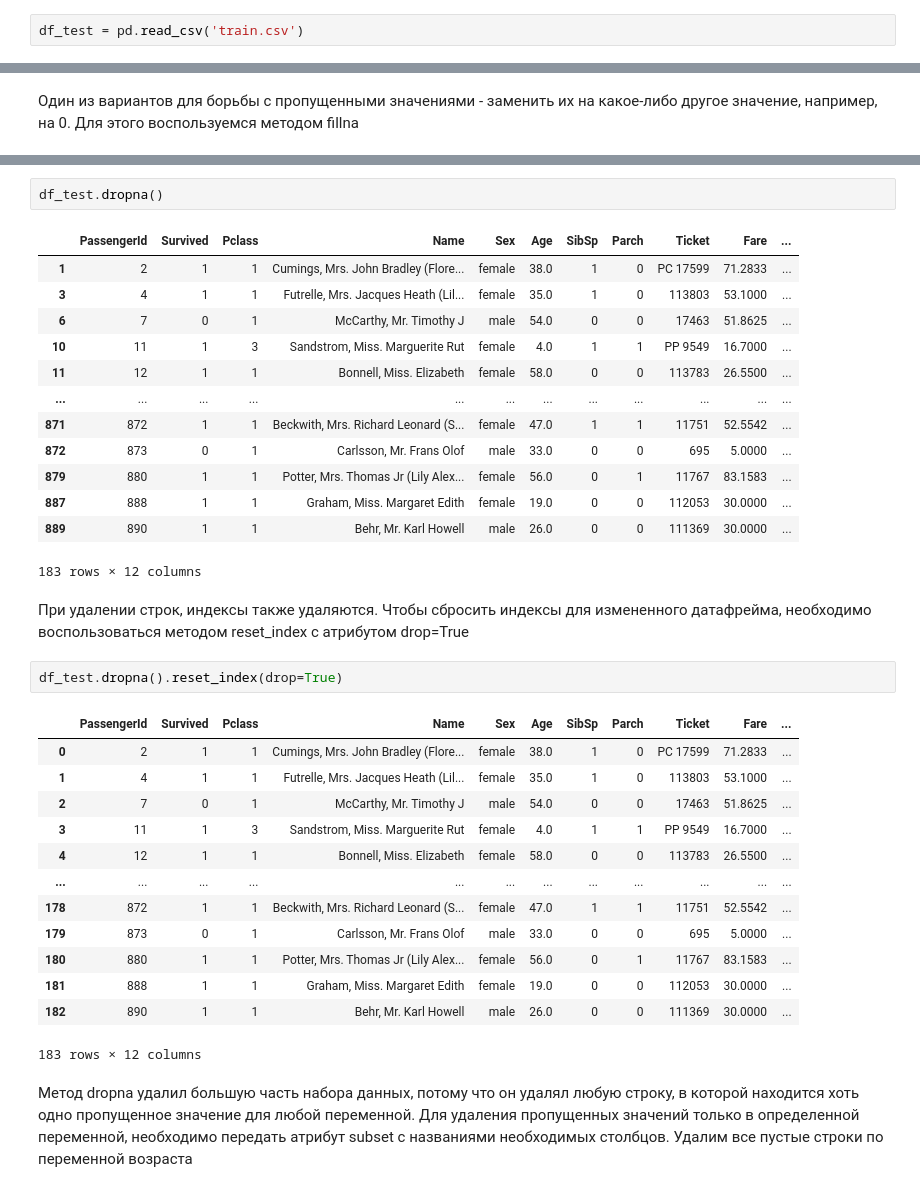
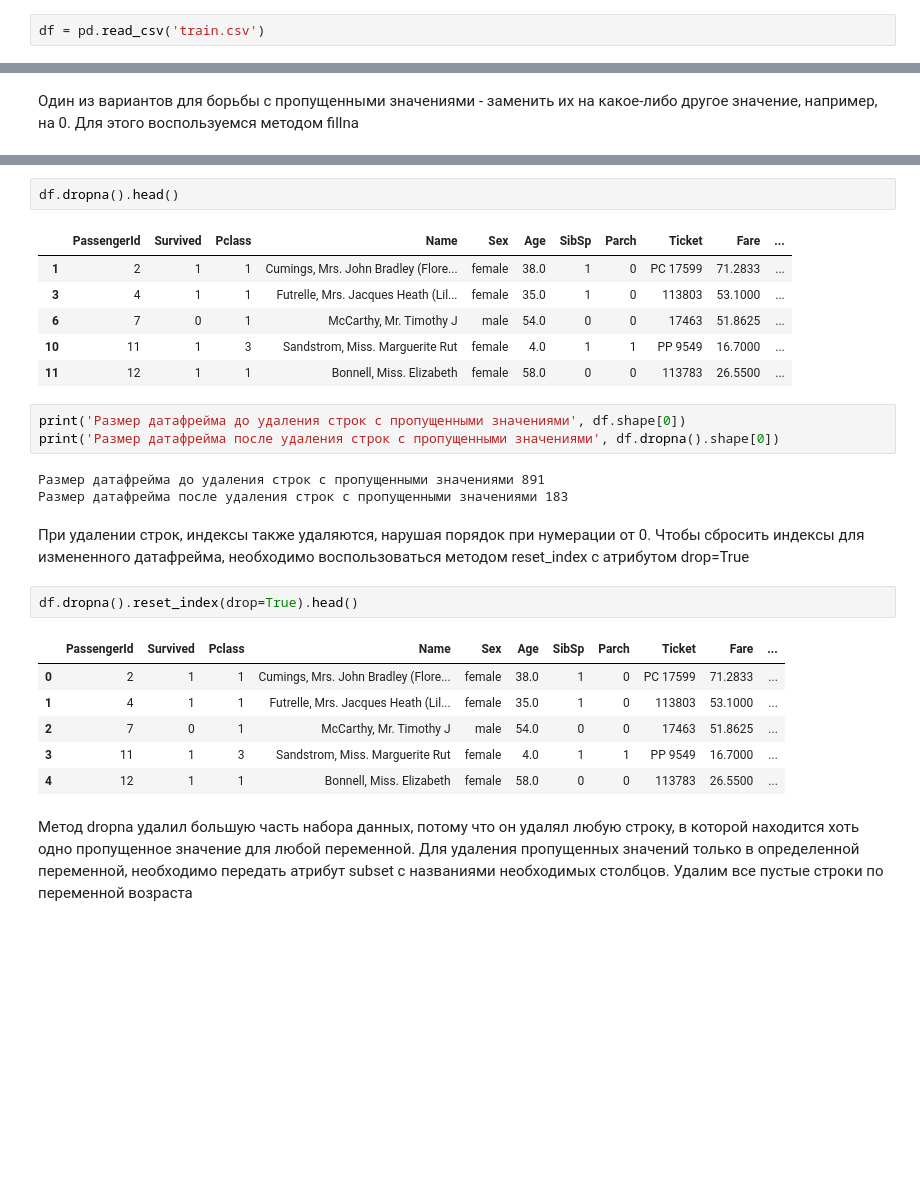
Before and after one commit to Kereat/Notes, a Jupyter notebook: 2. Введение в Pandas/Pandas.ipynb, the cells around one changed output, grey strips where cells are left out. Drawn from its saved outputs; the diff is of its cells as text; blank space fills up the shorter version.

```diff
--- a/2. Введение в Pandas/Pandas.ipynb
+++ b/2. Введение в Pandas/Pandas.ipynb
@@ -12,4 +12,4 @@ import numpy as np
 # %% [markdown]
 ### Загрузка набора данных и предварительный анализ
 # %%
-df_test = pd.read_csv('train.csv')
+df = pd.read_csv('train.csv')
@@ -255,37 +191,29 @@ df_test
-# %%
-df_test.dropna()
-# %% [output]
-|  | PassengerId | Survived | Pclass | Name | Sex | Age | SibSp | Parch | Ticket | Fare | ... |
-| 1 | 2 | 1 | 1 | Cumings, Mrs. John Bradley (Flore... | female | 38.0 | 1 | 0 | PC 17599 | 71.2833 | ... |
-| 3 | 4 | 1 | 1 | Futrelle, Mrs. Jacques Heath (Lil... | female | 35.0 | 1 | 0 | 113803 | 53.1000 | ... |
-| 6 | 7 | 0 | 1 | McCarthy, Mr. Timothy J | male | 54.0 | 0 | 0 | 17463 | 51.8625 | ... |
-| 10 | 11 | 1 | 3 | Sandstrom, Miss. Marguerite Rut | female | 4.0 | 1 | 1 | PP 9549 | 16.7000 | ... |
-| 11 | 12 | 1 | 1 | Bonnell, Miss. Elizabeth | female | 58.0 | 0 | 0 | 113783 | 26.5500 | ... |
-| ... | ... | ... | ... | ... | ... | ... | ... | ... | ... | ... | ... |
-| 871 | 872 | 1 | 1 | Beckwith, Mrs. Richard Leonard (S... | female | 47.0 | 1 | 1 | 11751 | 52.5542 | ... |
-| 872 | 873 | 0 | 1 | Carlsson, Mr. Frans Olof | male | 33.0 | 0 | 0 | 695 | 5.0000 | ... |
-| 879 | 880 | 1 | 1 | Potter, Mrs. Thomas Jr (Lily Alex... | female | 56.0 | 0 | 1 | 11767 | 83.1583 | ... |
-| 887 | 888 | 1 | 1 | Graham, Miss. Margaret Edith | female | 19.0 | 0 | 0 | 112053 | 30.0000 | ... |
-| 889 | 890 | 1 | 1 | Behr, Mr. Karl Howell | male | 26.0 | 0 | 0 | 111369 | 30.0000 | ... |
-183 rows × 12 columns
+# %%
+df.dropna().head()
+# %% [output]
+|  | PassengerId | Survived | Pclass | Name | Sex | Age | SibSp | Parch | Ticket | Fare | ... |
+| 1 | 2 | 1 | 1 | Cumings, Mrs. John Bradley (Flore... | female | 38.0 | 1 | 0 | PC 17599 | 71.2833 | ... |
+| 3 | 4 | 1 | 1 | Futrelle, Mrs. Jacques Heath (Lil... | female | 35.0 | 1 | 0 | 113803 | 53.1000 | ... |
+| 6 | 7 | 0 | 1 | McCarthy, Mr. Timothy J | male | 54.0 | 0 | 0 | 17463 | 51.8625 | ... |
+| 10 | 11 | 1 | 3 | Sandstrom, Miss. Marguerite Rut | female | 4.0 | 1 | 1 | PP 9549 | 16.7000 | ... |
+| 11 | 12 | 1 | 1 | Bonnell, Miss. Elizabeth | female | 58.0 | 0 | 0 | 113783 | 26.5500 | ... |
+# %%
+print('Размер датафрейма до удаления строк с пропущенными значениями', df.shape[0])
+print('Размер датафрейма после удаления строк с пропущенными значениями', df.dropna().shape[0])
+# %% [output]
+Размер датафрейма до удаления строк с пропущенными значениями 891
+Размер датафрейма после удаления строк с пропущенными значениями 183
 # %% [markdown]
-При удалении строк, индексы также удаляются. Чтобы сбросить индексы для измененного датафрейма, необходимо воспользоваться методом reset_index с атрибутом drop=True
+При удалении строк, индексы также удаляются, нарушая порядок при нумерации от 0. Чтобы сбросить индексы для измененного датафрейма, необходимо воспользоваться методом reset_index с атрибутом drop=True
 # %%
-df_test.dropna().reset_index(drop=True)
+df.dropna().reset_index(drop=True).head()
 # %% [output]
 |  | PassengerId | Survived | Pclass | Name | Sex | Age | SibSp | Parch | Ticket | Fare | ... |
 | 0 | 2 | 1 | 1 | Cumings, Mrs. John Bradley (Flore... | female | 38.0 | 1 | 0 | PC 17599 | 71.2833 | ... |
 | 1 | 4 | 1 | 1 | Futrelle, Mrs. Jacques Heath (Lil... | female | 35.0 | 1 | 0 | 113803 | 53.1000 | ... |
 | 2 | 7 | 0 | 1 | McCarthy, Mr. Timothy J | male | 54.0 | 0 | 0 | 17463 | 51.8625 | ... |
 | 3 | 11 | 1 | 3 | Sandstrom, Miss. Marguerite Rut | female | 4.0 | 1 | 1 | PP 9549 | 16.7000 | ... |
 | 4 | 12 | 1 | 1 | Bonnell, Miss. Elizabeth | female | 58.0 | 0 | 0 | 113783 | 26.5500 | ... |
-| ... | ... | ... | ... | ... | ... | ... | ... | ... | ... | ... | ... |
-| 178 | 872 | 1 | 1 | Beckwith, Mrs. Richard Leonard (S... | female | 47.0 | 1 | 1 | 11751 | 52.5542 | ... |
-| 179 | 873 | 0 | 1 | Carlsson, Mr. Frans Olof | male | 33.0 | 0 | 0 | 695 | 5.0000 | ... |
-| 180 | 880 | 1 | 1 | Potter, Mrs. Thomas Jr (Lily Alex... | female | 56.0 | 0 | 1 | 11767 | 83.1583 | ... |
-| 181 | 888 | 1 | 1 | Graham, Miss. Margaret Edith | female | 19.0 | 0 | 0 | 112053 | 30.0000 | ... |
-| 182 | 890 | 1 | 1 | Behr, Mr. Karl Howell | male | 26.0 | 0 | 0 | 111369 | 30.0000 | ... |
-183 rows × 12 columns
 # %% [markdown]
 Метод dropna удалил большую часть набора данных, потому что он удалял любую строку, в которой находится хоть одно пропущенное значение для любой переменной. Для удаления пропущенных значений только в определенной переменной, необходимо передать атрибут subset с названиями необходимых столбцов. Удалим все пустые строки по переменной возраста
 # %%
```
Also changed, not shown: parts of 110 cells of this notebook.
